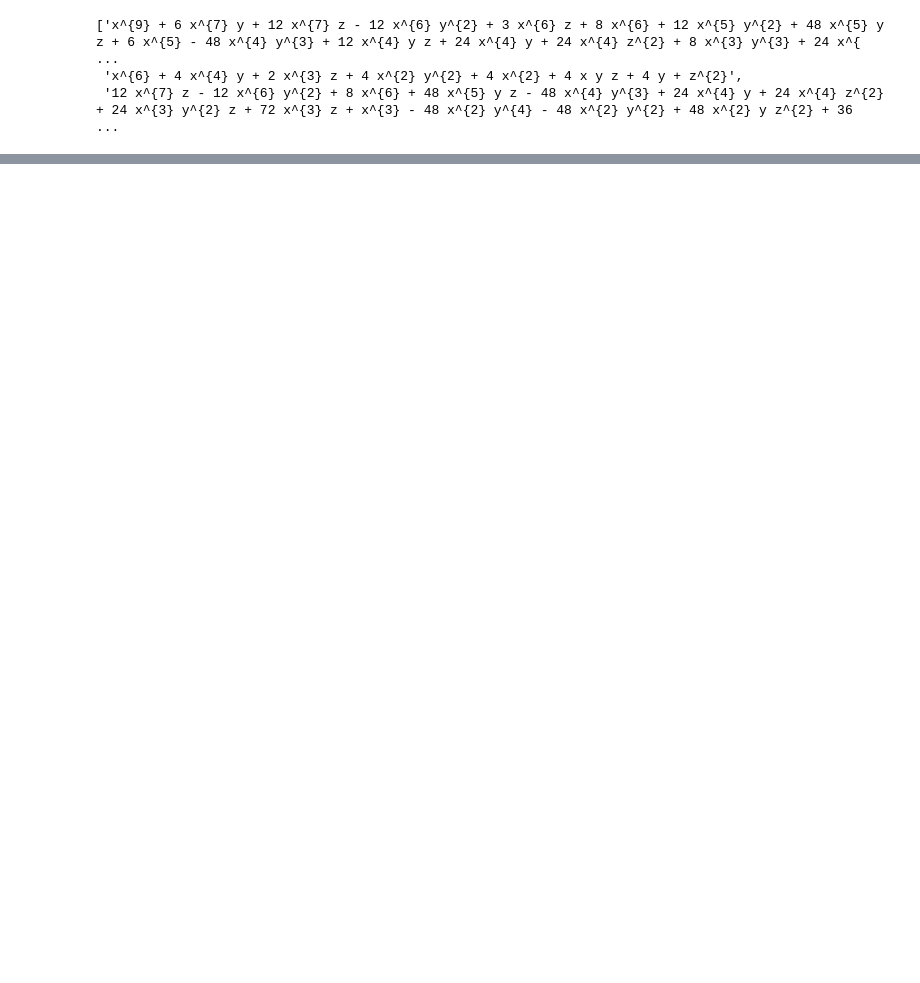
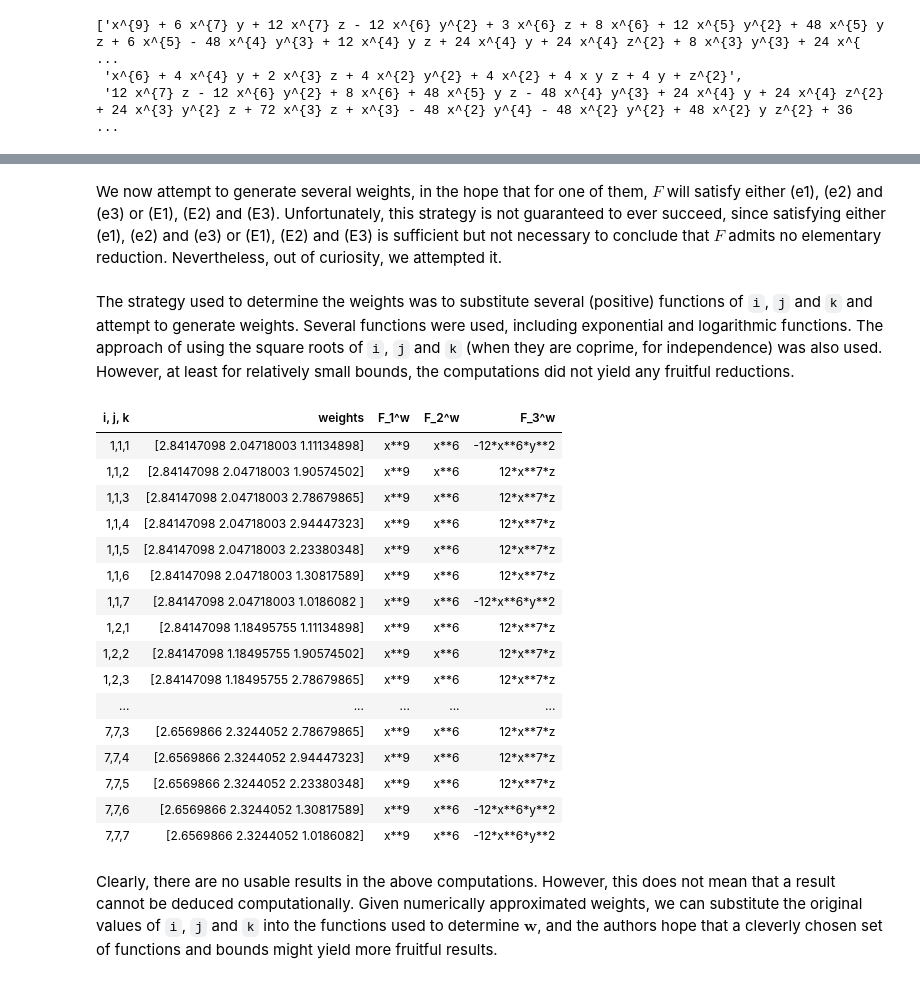
Before and after one commit to thefundamentaltheor3m/SU-Theory-in-python, a Jupyter notebook: Examples/SU_Example.ipynb, the cells around one changed output, grey strips where cells are left out. Cells and saved outputs as stored; diff of their text form; code cells hidden in the pictures; blank space fills up the shorter version.

```diff
--- a/Examples/SU_Example.ipynb
+++ b/Examples/SU_Example.ipynb
@@ -71,0 +76,2 @@ array([Poly(-48*x**2*y**4, x, y, z, domain='ZZ'),
+# %% [markdown]
+We now attempt to generate several weights, in the hope that for one of them, $F$ will satisfy either (e1), (e2) and (e3) or (E1), (E2) and (E3). Unfortunately, this strategy is not guaranteed to ever succeed, since satisfying either (e1), (e2) and (e3) or (E1), (E2) and (E3) is sufficient but not necessary to conclude that $F$ admits no elementary reduction. Nevertheless, out of curiosity, we attempted it.
@@ -71,0 +81,38 @@ array([Poly(-48*x**2*y**4, x, y, z, domain='ZZ'),
+# %% [markdown]
+The strategy used to determine the weights was to substitute several (positive) functions of `i`, `j` and `k` and attempt to generate weights. Several functions were used, including exponential and logarithmic functions. The approach of using the square roots of `i`, `j` and `k` (when they are coprime, for independence) was also used. However, at least for relatively small bounds, the computations did not yield any fruitful reductions.
+# %%
+def generate_w_terms(a = 1, b = 4):
+    op = pt.PrettyTable(field_names=['i, j, k', 'weights', 'F_1^w', 'F_2^w', 'F_3^w'])
+    for i in range(a,b):
+        for j in range(a,b):
+            for k in range(a,b):
+                w = array([sin(i) + 2,
+                            sin(j) * cos(2 * pi / 3) + cos(j) * sin(2 * pi/ 3) + 2,
+                            sin(k) * cos(4 * pi / 3) + cos(k) * sin(4 * pi/ 3) + 2])
+                w_terms = F.w_terms(w)
+                op.add_row(
+                    [f"{i},{j},{k}", str(w)] + [str(p.as_expr()) for p in w_terms]
+                )
+    return op
+# %%
+generate_w_terms(a = 1, b = 8)
+# %% [output]
+| i, j, k | weights | F_1^w | F_2^w | F_3^w |
+| 1,1,1 | [2.84147098 2.04718003 1.11134898] | x**9 | x**6 | -12*x**6*y**2 |
+| 1,1,2 | [2.84147098 2.04718003 1.90574502] | x**9 | x**6 | 12*x**7*z |
+| 1,1,3 | [2.84147098 2.04718003 2.78679865] | x**9 | x**6 | 12*x**7*z |
+| 1,1,4 | [2.84147098 2.04718003 2.94447323] | x**9 | x**6 | 12*x**7*z |
+| 1,1,5 | [2.84147098 2.04718003 2.23380348] | x**9 | x**6 | 12*x**7*z |
+| 1,1,6 | [2.84147098 2.04718003 1.30817589] | x**9 | x**6 | 12*x**7*z |
+| 1,1,7 | [2.84147098 2.04718003 1.0186082 ] | x**9 | x**6 | -12*x**6*y**2 |
+| 1,2,1 | [2.84147098 1.18495755 1.11134898] | x**9 | x**6 | 12*x**7*z |
+| 1,2,2 | [2.84147098 1.18495755 1.90574502] | x**9 | x**6 | 12*x**7*z |
+| 1,2,3 | [2.84147098 1.18495755 2.78679865] | x**9 | x**6 | 12*x**7*z |
+| ... | ... | ... | ... | ... |
+| 7,7,3 | [2.6569866 2.3244052 2.78679865] | x**9 | x**6 | 12*x**7*z |
+| 7,7,4 | [2.6569866 2.3244052 2.94447323] | x**9 | x**6 | 12*x**7*z |
+| 7,7,5 | [2.6569866 2.3244052 2.23380348] | x**9 | x**6 | 12*x**7*z |
+| 7,7,6 | [2.6569866 2.3244052 1.30817589] | x**9 | x**6 | -12*x**6*y**2 |
+| 7,7,7 | [2.6569866 2.3244052 1.0186082] | x**9 | x**6 | -12*x**6*y**2 |
+# %% [markdown]
+Clearly, there are no usable results in the above computations. However, this does not mean that a result cannot be deduced computationally. Given numerically approximated weights, we can substitute the original values of `i`, `j` and `k` into the functions used to determine $\mathbf{w}$, and the authors hope that a cleverly chosen set of functions and bounds might yield more fruitful results.
```
Also changed, not shown: parts of 6 cells of this notebook.
